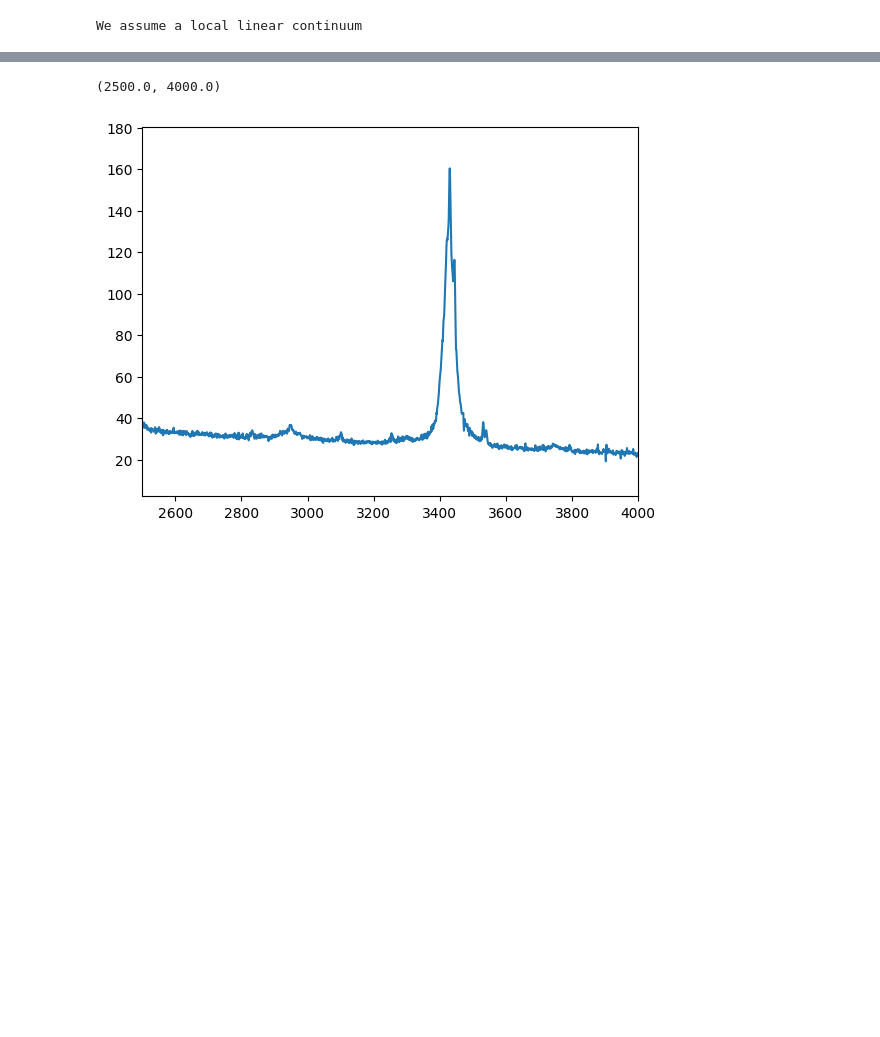
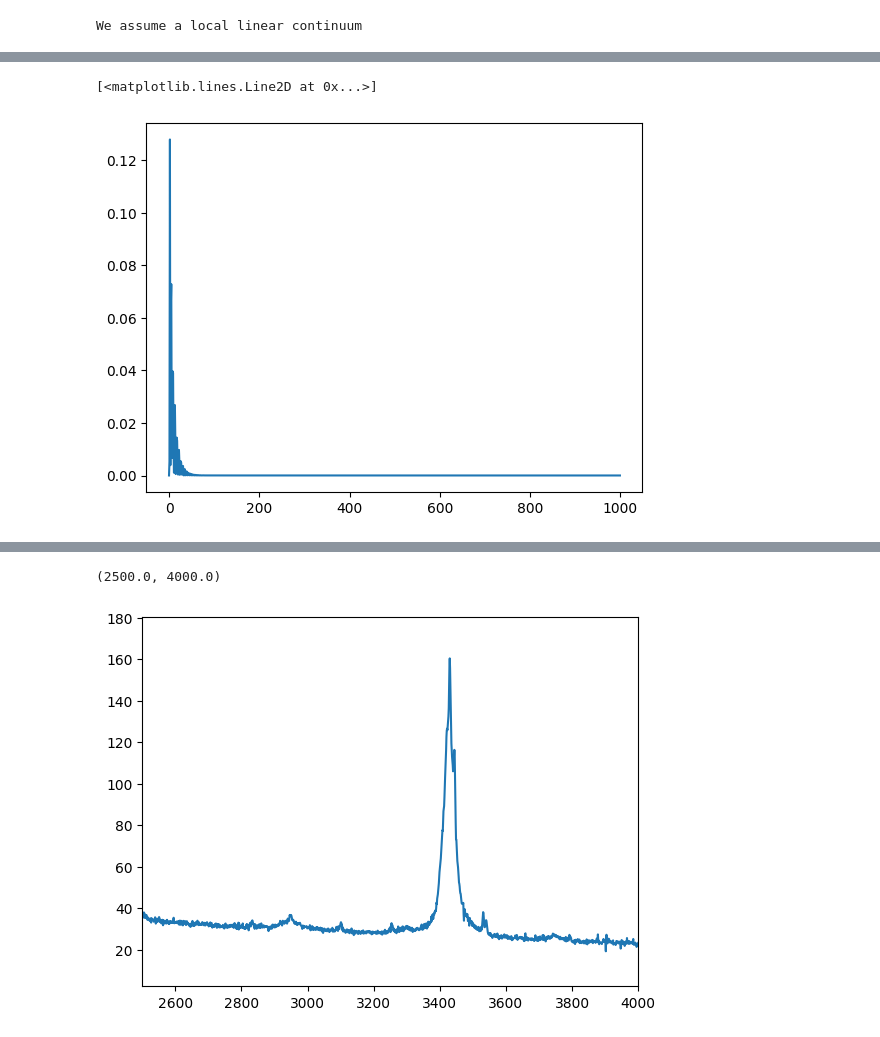
Before and after one commit to felavila/sheap, a Jupyter notebook: notebooks/building_complex_regions.ipynb, the cells around one changed output, grey strips where cells are left out. Saved outputs shown, nothing was run; the diff lists cells and outputs as text; code cells hidden in the pictures; blank space fills up the shorter version.

```diff
--- a/notebooks/building_complex_regions.ipynb
+++ b/notebooks/building_complex_regions.ipynb
@@ -115,3 +150,8 @@ Hbeta_class.params_dict
+# %%
+plt.plot(np.array(Hbeta_class.loss).T[0])
+# %% [output]
+[<matplotlib.lines.Line2D at 0x...>]
+[figure, added]
 # %%
 n_param = 27
 plt.hist(Hbeta_class.params[:,n_param],label = list(Hbeta_class.params_dict.keys())[n_param] )
```
Also changed, not shown: parts of 27 cells of this notebook, 20 other files.
